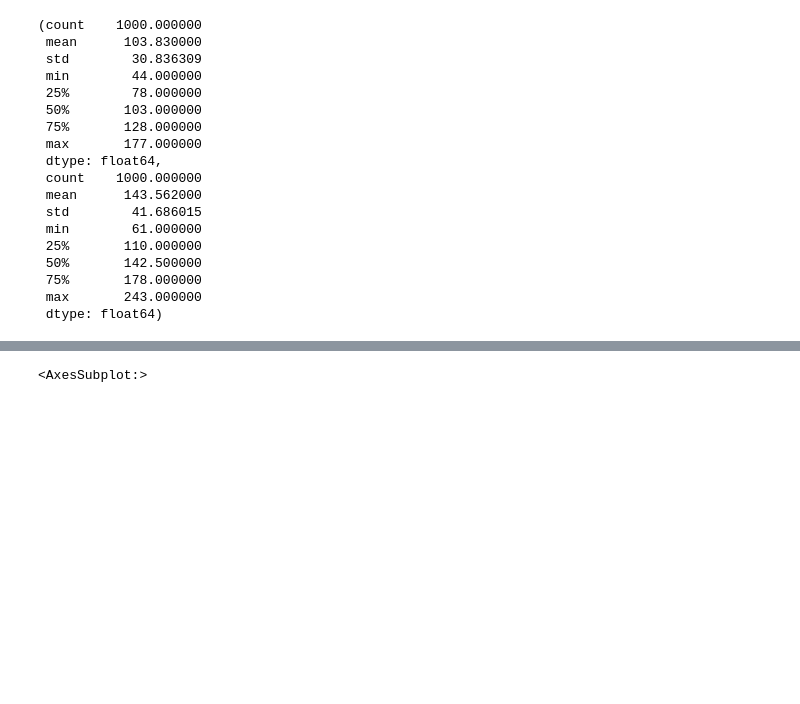
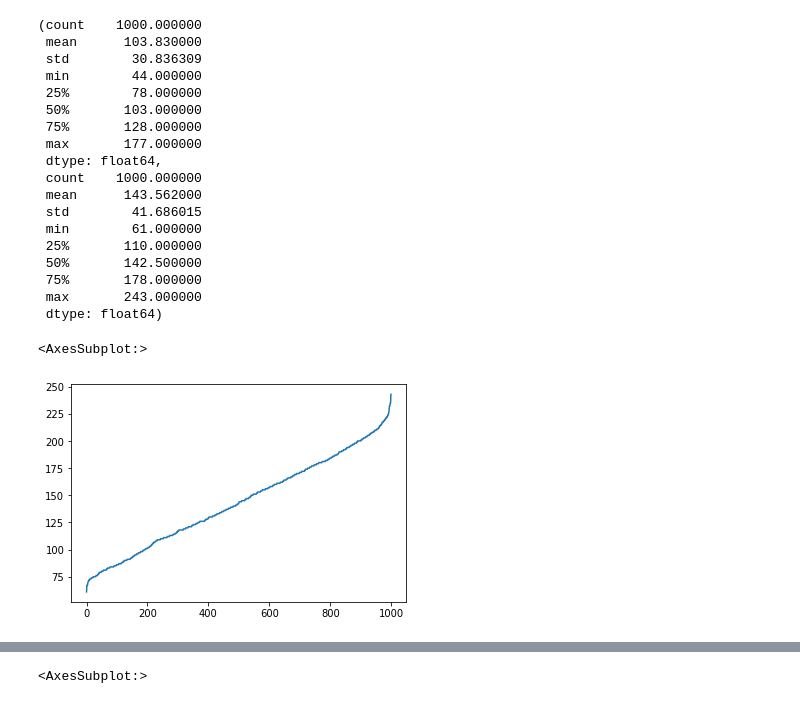
Before and after one commit to noy72/future-contest-2022-qual-a, a Jupyter notebook: jupyter/2021-11-06_入力値の統計.ipynb, the cells around one changed output, grey strips where cells are left out. Cells and saved outputs as stored; diff of their text form; code cells hidden in the pictures; blank space fills up the shorter version.

```diff
--- a/jupyter/2021-11-06_入力値の統計.ipynb
+++ b/jupyter/2021-11-06_入力値の統計.ipynb
@@ -106,3 +110,8 @@ pd.Series(sum_10).describe(), pd.Series(sum_20).describe()
  75%       178.000000
  max       243.000000
  dtype: float64)
+# %%
+pd.Series(sorted(sum_20)).plot()
+# %% [output]
+<AxesSubplot:>
+[figure, added]
```
Also changed, not shown: parts of 5 cells of this notebook, 1 other file.
